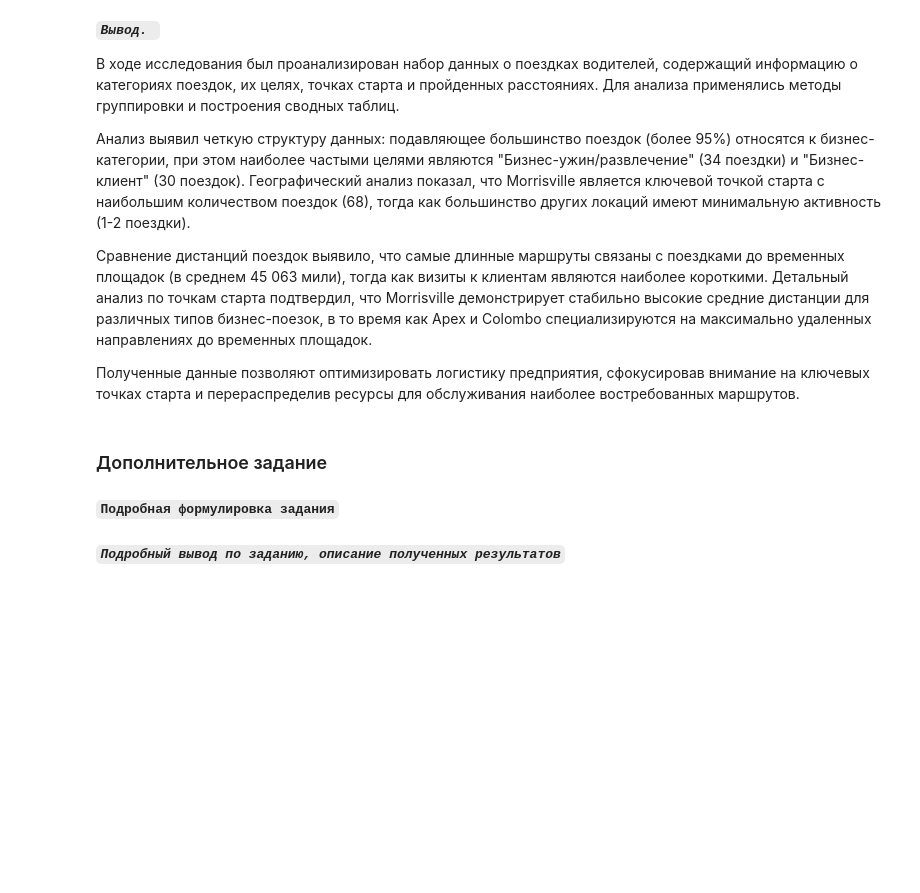
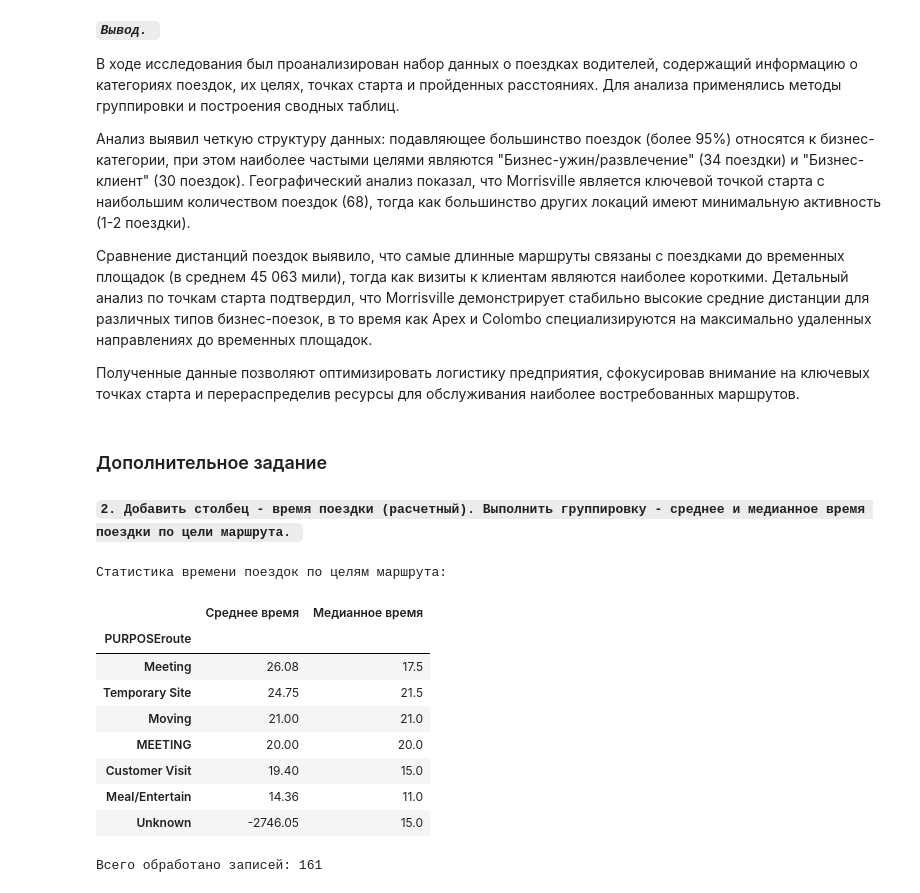
Before and after one commit to Katya20046/kazd, a Jupyter notebook: ЛР1_Азарова_1.ipynb, the cells around one changed output. Saved outputs shown, nothing was run; the diff lists cells and outputs as text; code cells hidden in the pictures; blank space fills up the shorter version.

```diff
--- a/ЛР1_Азарова_1.ipynb
+++ b/ЛР1_Азарова_1.ipynb
@@ -432,5 +439,3 @@ Apex                   22545.50        45146.0      0.0
 Полученные данные позволяют оптимизировать логистику предприятия, сфокусировав внимание на ключевых точках старта и перераспределив ресурсы для обслуживания наиболее востребованных маршрутов.
 # %% [markdown]
 ### Дополнительное задание
-# %% [markdown]
-**`Подробная формулировка задания`**
@@ -439,2 +442,47 @@ Apex                   22545.50        45146.0      0.0
-# %% [markdown]
-***`Подробный вывод по заданию, описание полученных результатов`***
+# %% [markdown]
+**`2. Добавить столбец - время поездки (расчетный). Выполнить группировку -
+среднее и медианное время поездки по цели маршрута.
+`**
+# %%
+# Преобразуем даты с обработкой ошибок
+df['START_DATE'] = pd.to_datetime(df['START_DATE'], format='mixed', dayfirst=True, errors='coerce')
+df['END_DATE'] = pd.to_datetime(df['END_DATE'], format='mixed', dayfirst=True, errors='coerce')
+
+# Удаляем строки с некорректными датами
+df = df.dropna(subset=['START_DATE', 'END_DATE'])
+
+# Добавляем столбец с временем поездки в минутах
+df['Время поездки (мин)'] = (df['END_DATE'] - df['START_DATE']).dt.total_seconds() / 60
+
+# Заменяем пустые значения в PURPOSEroute на 'Unknown'
+df['PURPOSEroute'] = df['PURPOSEroute'].fillna('Unknown')
+
+# Создаем сводную таблицу
+pivot_result = pd.pivot_table(df,
+                             values='Время поездки (мин)',
+                             index='PURPOSEroute',
+                             aggfunc=['mean', 'median'],
+                             fill_value=0)
+
+# Переименовываем колонки для лучшей читаемости
+pivot_result.columns = ['Среднее время', 'Медианное время']
+pivot_result = pivot_result.round(2)
+
+# Сортируем по среднему времени поездки
+pivot_result = pivot_result.sort_values('Среднее время', ascending=False)
+
+print("Статистика времени поездок по целям маршрута:")
+display(pivot_result)
+print(f"\nВсего обработано записей: {len(df)}")
+# %% [output]
+Статистика времени поездок по целям маршрута:
+|  | Среднее время | Медианное время |
+| PURPOSEroute |  |  |
+| Meeting | 26.08 | 17.5 |
+| Temporary Site | 24.75 | 21.5 |
+| Moving | 21.00 | 21.0 |
+| MEETING | 20.00 | 20.0 |
+| Customer Visit | 19.40 | 15.0 |
+| Meal/Entertain | 14.36 | 11.0 |
+| Unknown | -2746.05 | 15.0 |
+Всего обработано записей: 161
```
Also changed, not shown: parts of 40 cells of this notebook.
